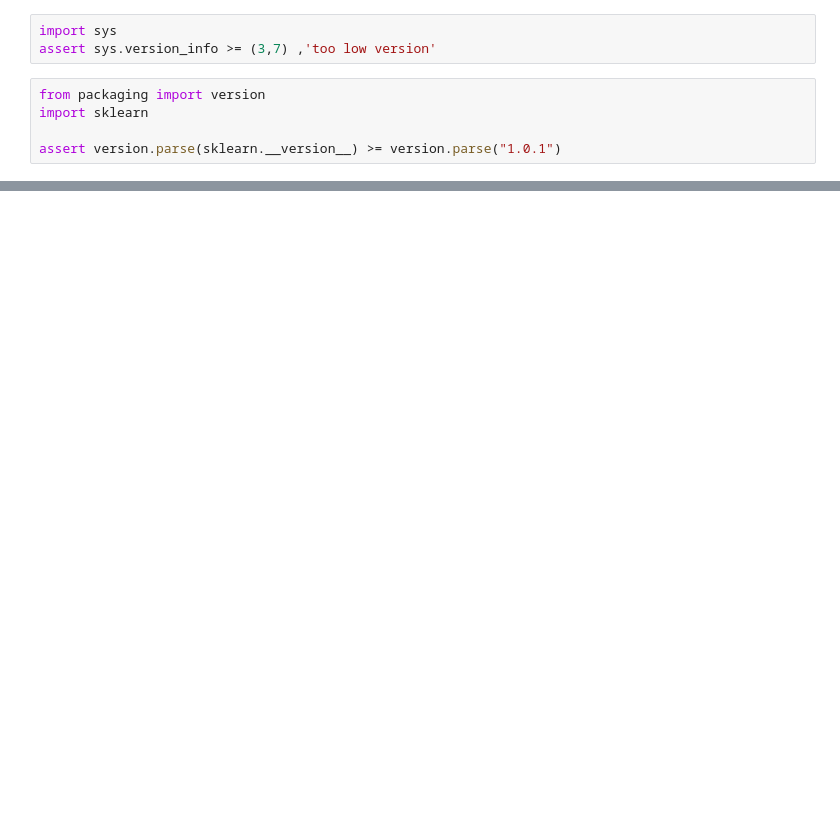
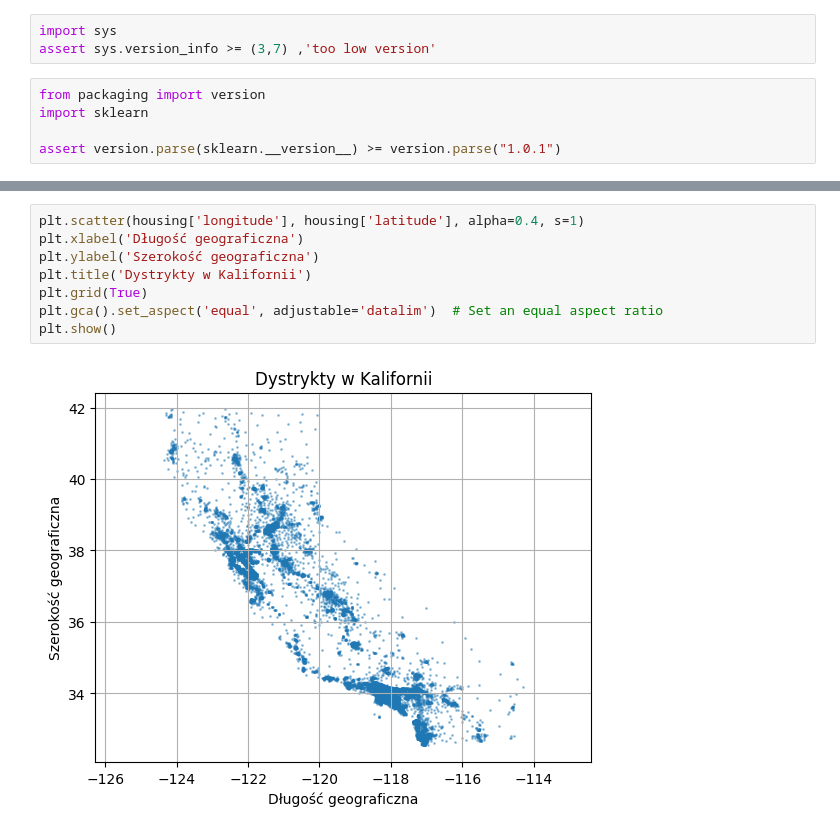
Before and after one commit to Szymon-Nowaq/Hands-On-Machine-Learning-with-Scikit-Learn-Keras-and-TensorFlow, a Jupyter notebook: 02 first project/script.ipynb, the cells around one changed output, grey strips where cells are left out. Cells and saved outputs as stored; diff of their text form; blank space fills up the shorter version.

```diff
--- a/02 first project/script.ipynb
+++ b/02 first project/script.ipynb
@@ -25,0 +68,10 @@ Py4JJavaError: An error occurred while calling o37.parquet.
+# %%
+plt.scatter(housing['longitude'], housing['latitude'], alpha=0.4, s=1)
+plt.xlabel('Długość geograficzna')
+plt.ylabel('Szerokość geograficzna')
+plt.title('Dystrykty w Kalifornii')
+plt.grid(True)
+plt.gca().set_aspect('equal', adjustable='datalim')  # Set an equal aspect ratio
+plt.show()
+# %% [output]
+[figure, added]
```
Also changed, not shown: parts of 29 cells of this notebook, 3 other files.
